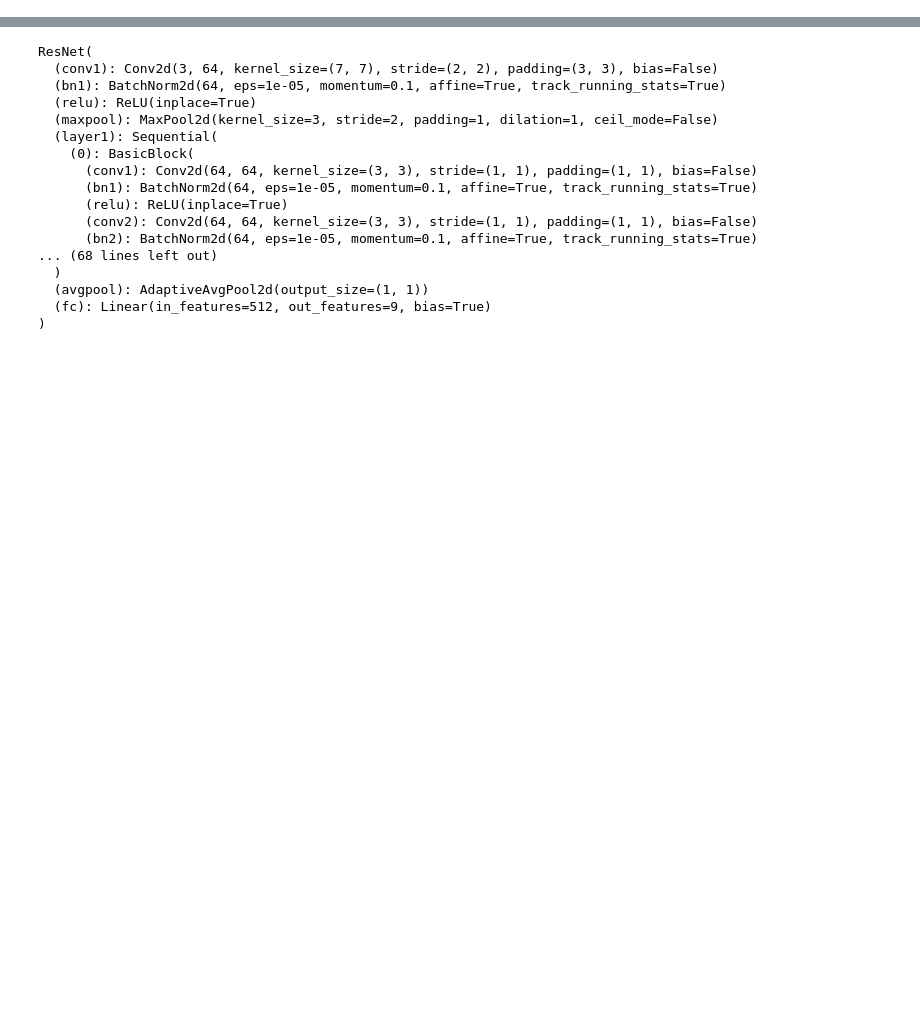
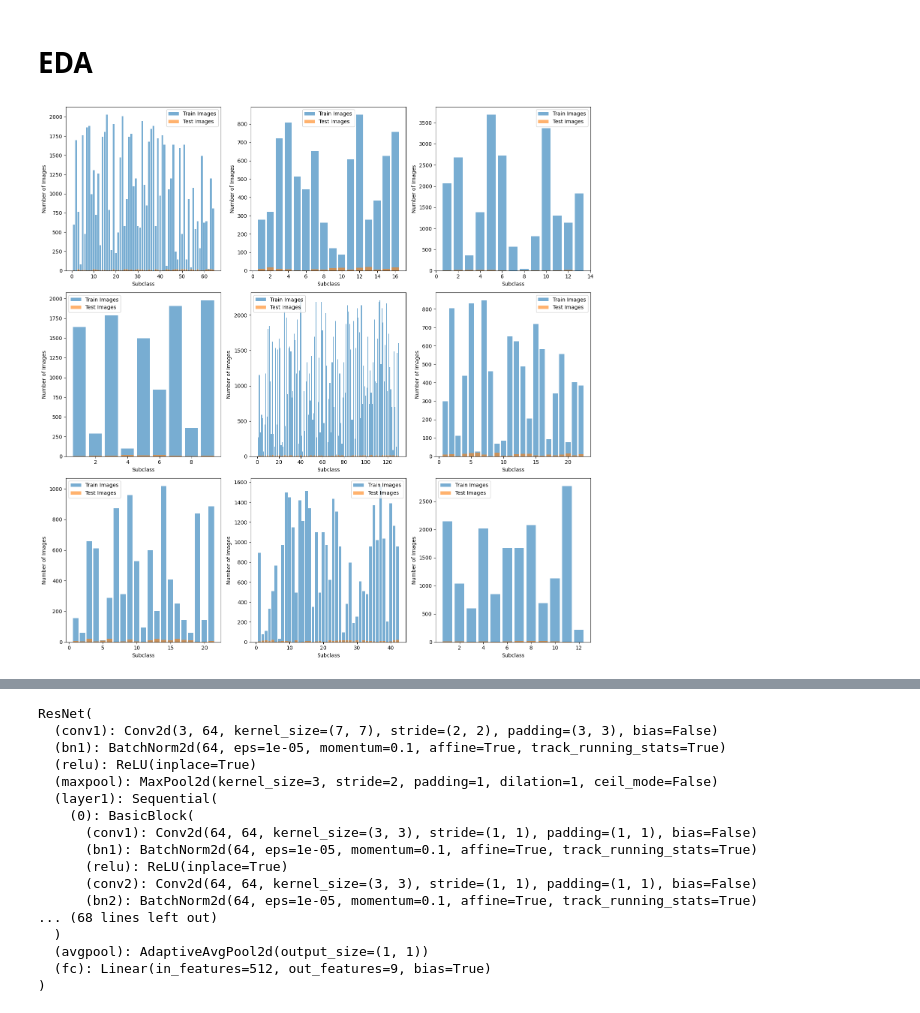
Before and after one commit to Qiaolin-Yu/misclassified-imagenet-analysis, a Jupyter notebook: experimentation.ipynb, the cells around one changed output, grey strips where cells are left out. Saved outputs shown, nothing was run; the diff lists cells and outputs as text; code cells hidden in the pictures; blank space fills up the shorter version.

```diff
--- a/experimentation.ipynb
+++ b/experimentation.ipynb
@@ -20,0 +29,2 @@ SUPER_CLASS_INDEX_PATH = "./data/ImageNetV2/superclass/superclass_index.json"
+# %% [markdown]
+# EDA
@@ -20,0 +46,40 @@ SUPER_CLASS_INDEX_PATH = "./data/ImageNetV2/superclass/superclass_index.json"
+# %%
+import matplotlib.pyplot as plt
+import numpy as np
+
+# Data from the table
+superclass_data = {
+    "Bird": {"subclasses": 64, "train_images": 67441, "test_images": 640},
+    "Boat": {"subclasses": 16, "train_images": 7706, "test_images": 160},
+    "Car": {"subclasses": 13, "train_images": 21959, "test_images": 130},
+    "Cat": {"subclasses": 9, "train_images": 10400, "test_images": 90},
+    "Dog": {"subclasses": 130, "train_images": 145273, "test_images": 1300},
+    "Fruit": {"subclasses": 22, "train_images": 9100, "test_images": 220},
+    "Fungus": {"subclasses": 21, "train_images": 9100, "test_images": 210},
+    "Insect": {"subclasses": 42, "train_images": 35100, "test_images": 420},
+    "Monkey": {"subclasses": 12, "train_images": 16900, "test_images": 120},
+}
+
+# Plot each superclass distribution
+fig, axes = plt.subplots(3, 3, figsize=(15, 15))
+axes = axes.flatten()
+
+for i, (superclass, data) in enumerate(superclass_data.items()):
+    subclasses = np.arange(1, data["subclasses"] + 1)
+    train_distribution = np.random.randint(1, 100, size=data["subclasses"])
+    train_distribution = (train_distribution / train_distribution.sum()) * data["train_images"]
+
+    test_distribution = np.random.randint(1, 100, size=data["subclasses"])
+    test_distribution = (test_distribution / test_distribution.sum()) * data["test_images"]
+
+    axes[i].bar(subclasses, train_distribution, alpha=0.6, label='Train Images')
+    axes[i].bar(subclasses, test_distribution, alpha=0.6, label='Test Images')
+    # axes[i].set_title(f'{superclass} Subclass Distribution')
+    axes[i].set_xlabel('Subclass')
+    axes[i].set_ylabel('Number of Images')
+    axes[i].legend()
+
+plt.tight_layout()
+plt.show()
+# %% [output]
+[figure, added]
```
Also changed, not shown: parts of 10 cells of this notebook, 6 other files.
